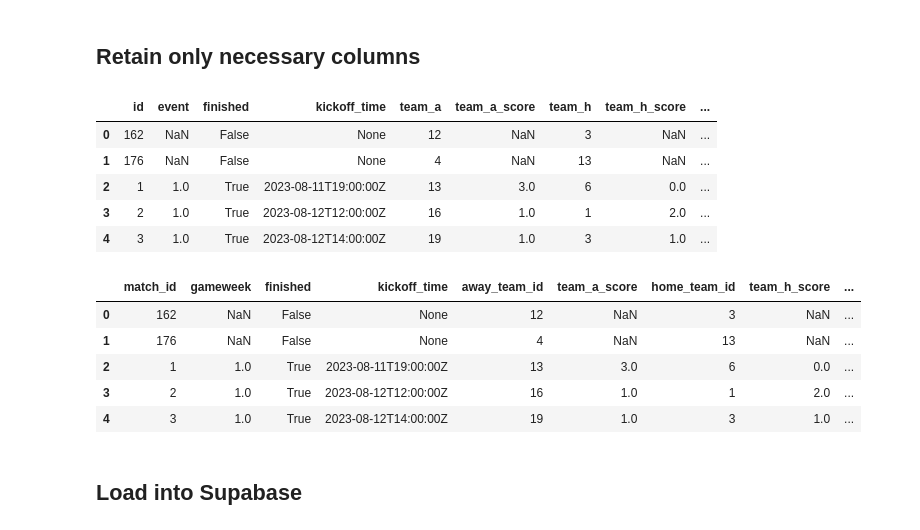
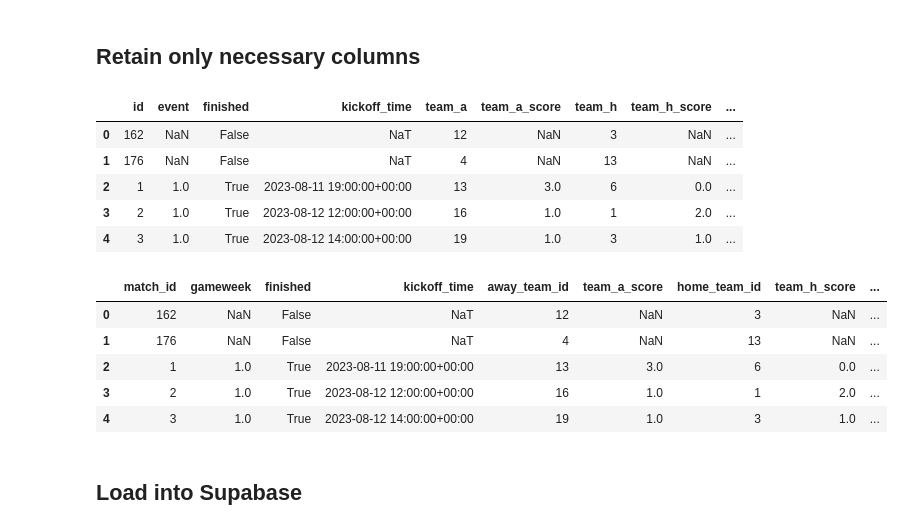
Before and after one commit to prathamesh043/FPL-Optimizer, a Jupyter notebook: fpl_fixtures/fpl_fixtures.ipynb, the cells around one changed output. Drawn from its saved outputs; the diff is of its cells as text; code cells hidden in the pictures.

```diff
--- a/fpl_fixtures/fpl_fixtures.ipynb
+++ b/fpl_fixtures/fpl_fixtures.ipynb
@@ -74,26 +83,29 @@ fixtures_df[fixtures_df['finished'] == True].head()
 # %%
 # removing unnecessary columns
 fixtures_df = fixtures_df[['id', 'event', 'finished', 'kickoff_time', 'team_a', 'team_a_score', 'team_h', 'team_h_score',
                            'team_h_difficulty', 'team_a_difficulty', 'home_team', 'away_team']]
 
+# convert kickoff time to timestamp
+fixtures_df['kickoff_time'] = pd.to_datetime(fixtures_df['kickoff_time'])
+
 fixtures_df.head()
 # %% [output]
 |  | id | event | finished | kickoff_time | team_a | team_a_score | team_h | team_h_score | ... |
-| 0 | 162 | NaN | False | None | 12 | NaN | 3 | NaN | ... |
-| 1 | 176 | NaN | False | None | 4 | NaN | 13 | NaN | ... |
-| 2 | 1 | 1.0 | True | 2023-08-11T19:00:00Z | 13 | 3.0 | 6 | 0.0 | ... |
-| 3 | 2 | 1.0 | True | 2023-08-12T12:00:00Z | 16 | 1.0 | 1 | 2.0 | ... |
-| 4 | 3 | 1.0 | True | 2023-08-12T14:00:00Z | 19 | 1.0 | 3 | 1.0 | ... |
+| 0 | 162 | NaN | False | NaT | 12 | NaN | 3 | NaN | ... |
+| 1 | 176 | NaN | False | NaT | 4 | NaN | 13 | NaN | ... |
+| 2 | 1 | 1.0 | True | 2023-08-11 19:00:00+00:00 | 13 | 3.0 | 6 | 0.0 | ... |
+| 3 | 2 | 1.0 | True | 2023-08-12 12:00:00+00:00 | 16 | 1.0 | 1 | 2.0 | ... |
+| 4 | 3 | 1.0 | True | 2023-08-12 14:00:00+00:00 | 19 | 1.0 | 3 | 1.0 | ... |
 # %%
 fixtures_df = fixtures_df.rename(columns={'id': 'match_id', 'event': 'gameweek', 'team_a': 'away_team_id', 'team_h': 'home_team_id'})
 fixtures_df.head()
 # %% [output]
 |  | match_id | gameweek | finished | kickoff_time | away_team_id | team_a_score | home_team_id | team_h_score | ... |
-| 0 | 162 | NaN | False | None | 12 | NaN | 3 | NaN | ... |
-| 1 | 176 | NaN | False | None | 4 | NaN | 13 | NaN | ... |
-| 2 | 1 | 1.0 | True | 2023-08-11T19:00:00Z | 13 | 3.0 | 6 | 0.0 | ... |
-| 3 | 2 | 1.0 | True | 2023-08-12T12:00:00Z | 16 | 1.0 | 1 | 2.0 | ... |
-| 4 | 3 | 1.0 | True | 2023-08-12T14:00:00Z | 19 | 1.0 | 3 | 1.0 | ... |
+| 0 | 162 | NaN | False | NaT | 12 | NaN | 3 | NaN | ... |
+| 1 | 176 | NaN | False | NaT | 4 | NaN | 13 | NaN | ... |
+| 2 | 1 | 1.0 | True | 2023-08-11 19:00:00+00:00 | 13 | 3.0 | 6 | 0.0 | ... |
+| 3 | 2 | 1.0 | True | 2023-08-12 12:00:00+00:00 | 16 | 1.0 | 1 | 2.0 | ... |
+| 4 | 3 | 1.0 | True | 2023-08-12 14:00:00+00:00 | 19 | 1.0 | 3 | 1.0 | ... |
 # %% [markdown]
 ## Load into Supabase
 # %%
```
Also changed, not shown: parts of 6 cells of this notebook, 2 other files.
